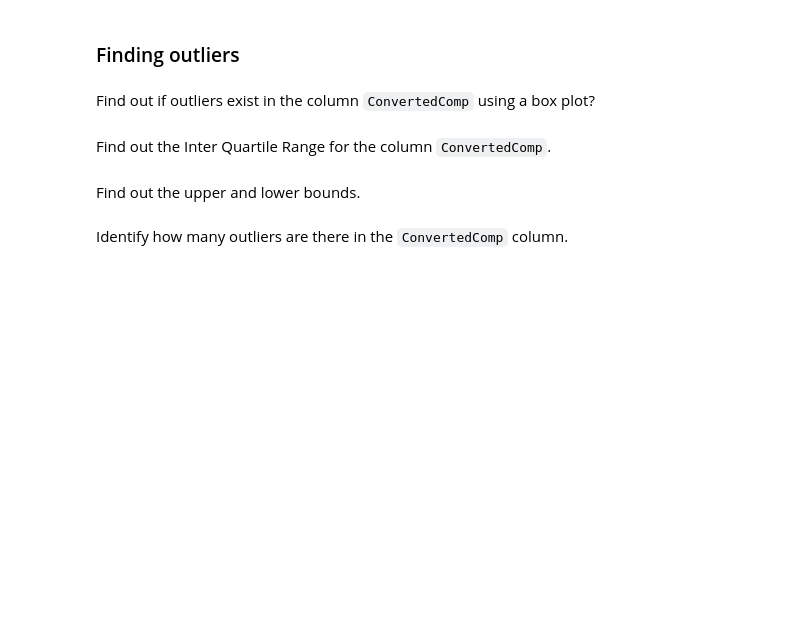
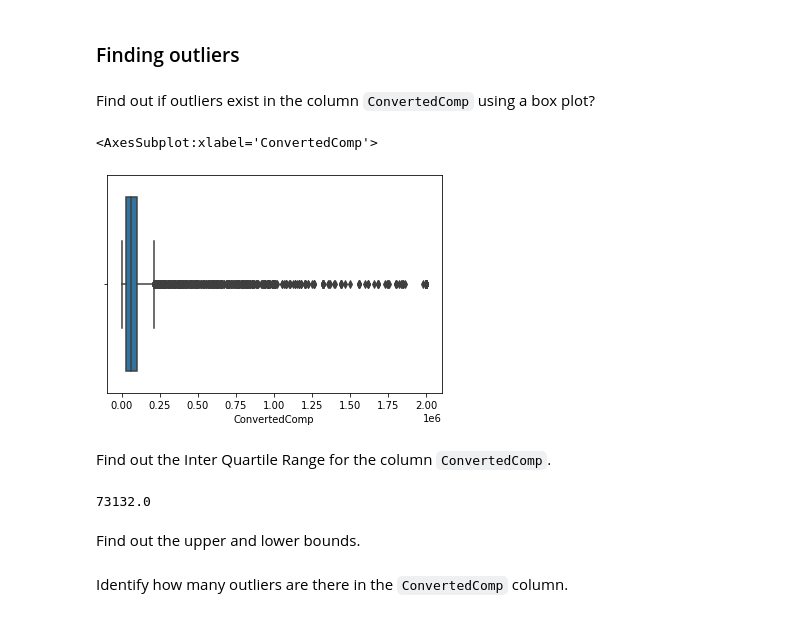
Before and after one commit to shasha920/ExploratoryDataAnalysisLabPython, a Jupyter notebook: ExploratoryDataAnalysisLabPython.ipynb, the cells around one changed output. Saved outputs shown, nothing was run; the diff lists cells and outputs as text; code cells hidden in the pictures; blank space fills up the shorter version.

```diff
--- a/ExploratoryDataAnalysisLabPython.ipynb
+++ b/ExploratoryDataAnalysisLabPython.ipynb
@@ -132,5 +141,9 @@ Plot a histogram of the column `Age`.
 Find out if outliers exist in the column `ConvertedComp` using a box plot?
 # %%
 # your code goes here
+sns.boxplot(x=df['ConvertedComp'])
+# %% [output]
+<AxesSubplot:xlabel='ConvertedComp'>
+[figure, added]
 # %% [markdown]
 Find out the Inter Quartile Range for the column `ConvertedComp`.
@@ -139,3 +150,11 @@ Find out the Inter Quartile Range for the column `ConvertedComp`.
+# %%
+# your code goes here
+Q3=df['ConvertedComp'].quantile(0.75)
+Q1=df['ConvertedComp'].quantile(0.25)
+IQR = Q3 - Q1
+IQR
+# %% [output]
+73132.0
 # %% [markdown]
 Find out the upper and lower bounds.
 # %%
```
Also changed, not shown: parts of 8 cells of this notebook.
